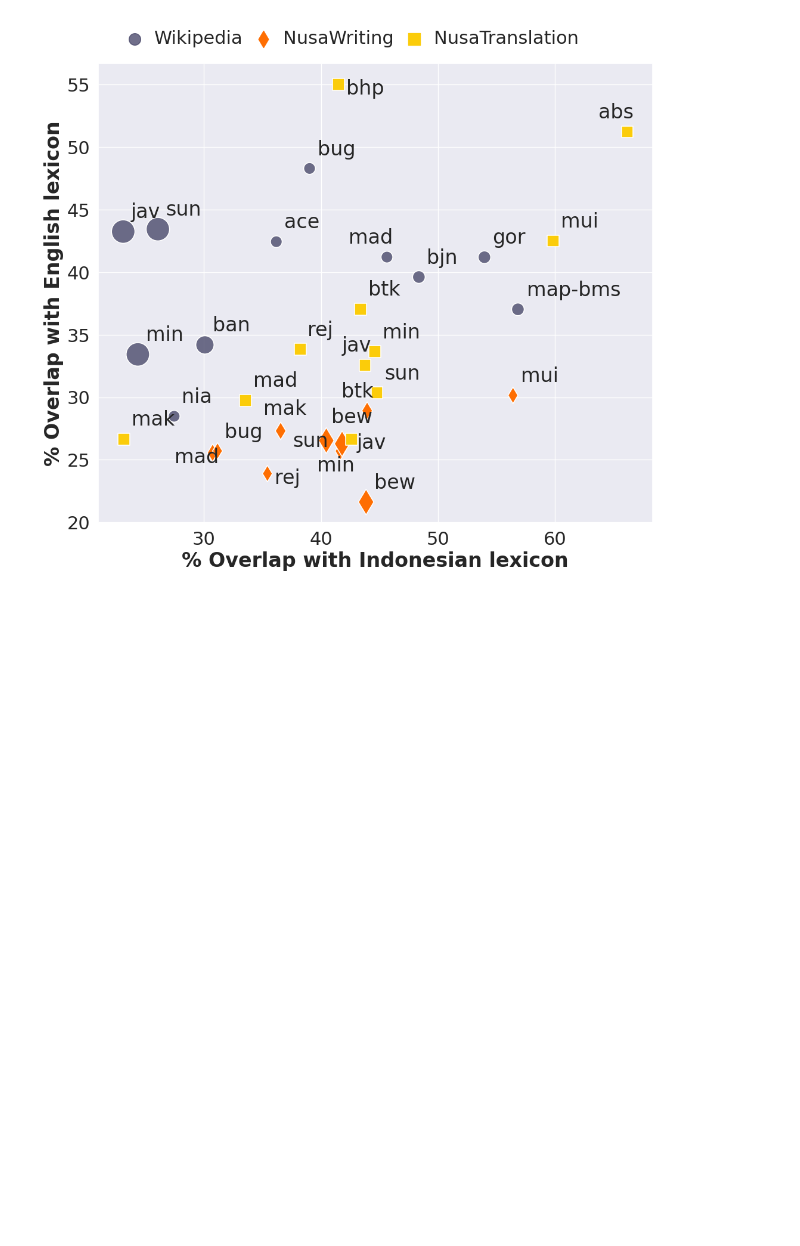
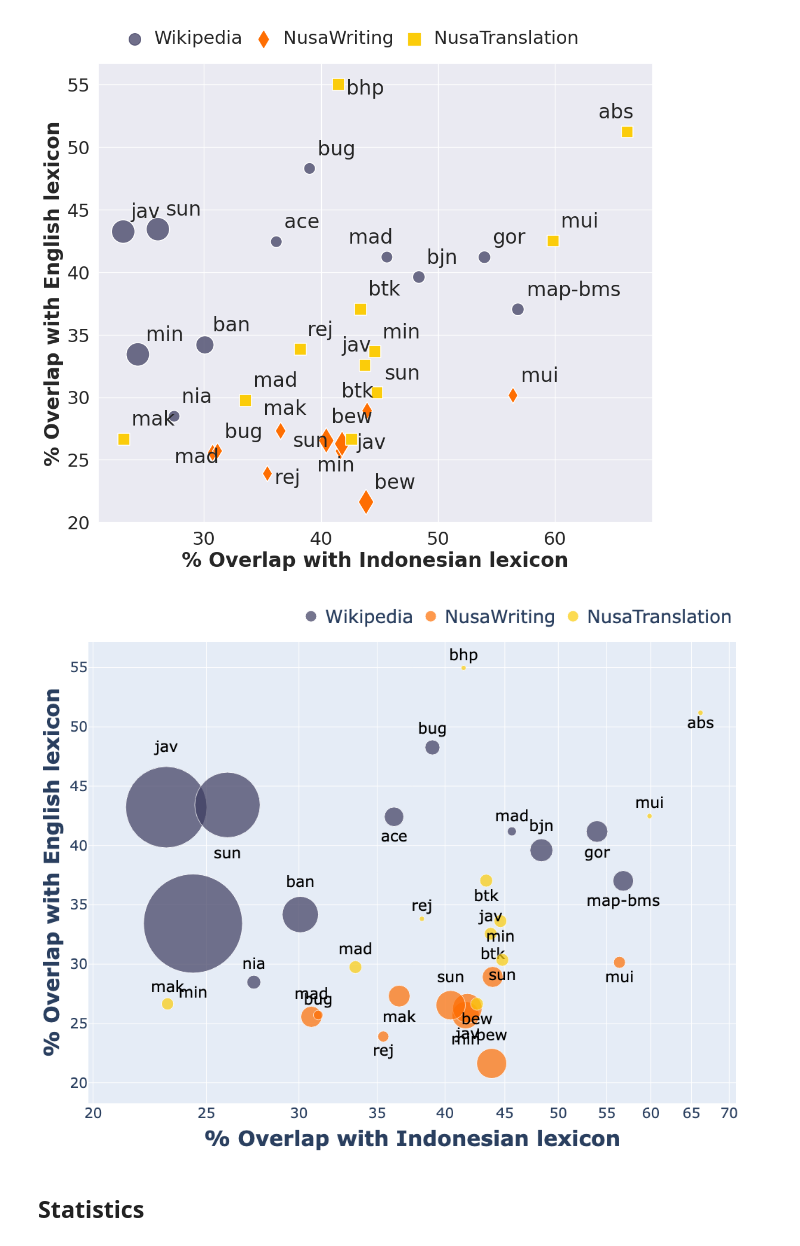
Before and after one commit to IndoNLP/nusa-writes, a Jupyter notebook: viz/overlap-viz.ipynb, the cells around one changed output. Drawn from its saved outputs; the diff is of its cells as text; code cells hidden in the pictures; blank space fills up the shorter version.

Commit message:
Add visualizations

```diff
--- a/viz/overlap-viz.ipynb
+++ b/viz/overlap-viz.ipynb
@@ -93,3 +93,55 @@ plt.savefig("overlapping_lexicon.png", dpi="figure", bbox_inches="tight")
 plt.show(plot)
 # %% [output]
 [figure]
+# %%
+import plotly
+import plotly.express as px
+plotly.offline.init_notebook_mode(connected=True)
+
+def improve_text_position(x):
+    """ it is more efficient if the x values are sorted """
+    positions = ['top center', 'bottom center']  # you can add more: left center ...
+    return [positions[i % len(positions)] for i in range(len(x))]
+
+fig = px.scatter(df, x=x, y=y,
+	         size="token_size", color="type",
+                 color_discrete_sequence=["#3c3b5f", "#fe6e02", "#fbcc0a"],
+                 text="lang", log_x=True, size_max=100)
+
+fig.update_traces(textposition=improve_text_position(df["lang"]), mode="markers+text", textfont=dict(size=22,color='black'))
+
+fig.update_layout(
+    xaxis=dict(
+        title='<b>% Overlap with Indonesian lexicon</b>',
+        gridcolor='white',
+        type='log',
+        gridwidth=1,
+        titlefont=dict(size=30),
+        tickfont_size=20,
+    ),
+    yaxis=dict(
+        title='<b>% Overlap with English lexicon</b>',
+        gridcolor='white',
+        gridwidth=1,
+        titlefont=dict(size=30),
+        tickfont_size=20,
+    ),
+    legend=dict(
+        font=dict(size=26),
+        orientation="h",
+        yanchor="bottom",
+        y=1.02,
+        xanchor="right",
+        x=1,
+        title="",
+        itemsizing="trace",
+    ),
+    width=800,
+    height=800,
+    margin=dict(l=10, r=10, t=10, b=10),
+)
+fig.show()
+# %% [output]
+[figure, added]
+# %% [markdown]
+## Statistics
```
Also changed, not shown: parts of 22 cells of this notebook, 6 other files.
